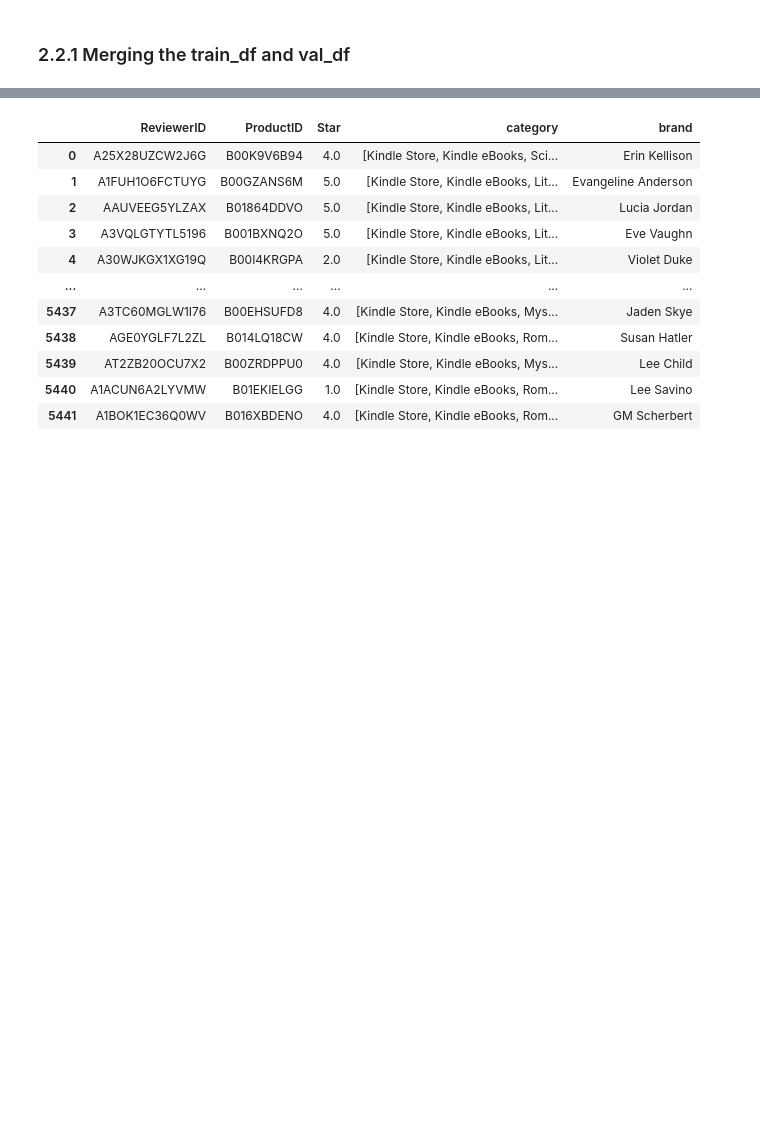
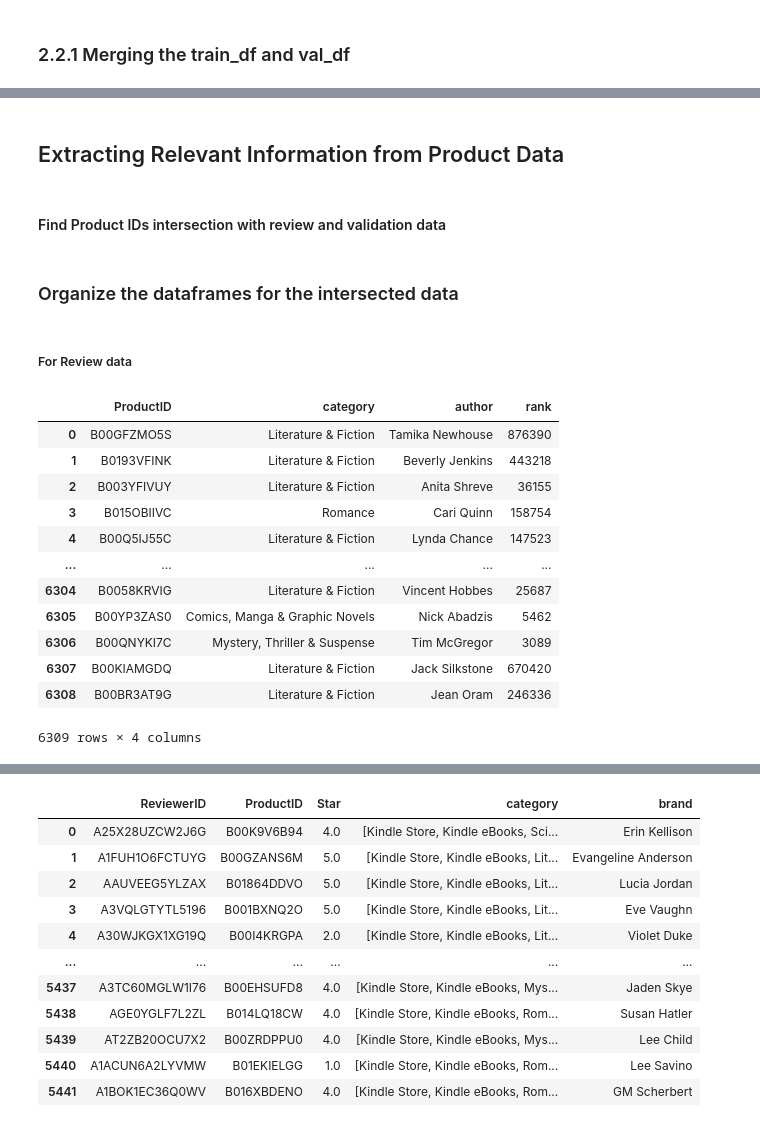
Before and after one commit to machine-afk123/COMP_4332_Project_1, a Jupyter notebook: Project1_NN.ipynb, the cells around one changed output, grey strips where cells are left out. Saved outputs shown, nothing was run; the diff lists cells and outputs as text; code cells hidden in the pictures; blank space fills up the shorter version.

```diff
--- a/Project1_NN.ipynb
+++ b/Project1_NN.ipynb
@@ -84,10 +115,10 @@ def get_wide_features(df, selected_categories_to_idx, top_combinations):
 # %% [markdown]
 ## 2.1 Data Exploration
 # %%
-prediction_data = pd.read_csv(data_path + '/prediction.csv')
-product_data = pd.read_json(data_path + '/product.json')
-review_data = pd.read_csv(data_path + '/review.csv')
-validation_data = pd.read_csv(data_path + '/validation.csv')
+prediction_data = pd.read_csv(os.path.join(data_path, 'prediction.csv'))
+product_data = pd.read_json(os.path.join(data_path, 'product.json'))
+review_data = pd.read_csv(os.path.join(data_path, 'review.csv'))
+validation_data = pd.read_csv(os.path.join(data_path, 'validation.csv'))
 
 print(f"Prediction data shape: {prediction_data.shape}")
 print(f"Product data shape: {product_data.shape}")
@@ -166,3 +187,9 @@ validation_data
 ## 2.2 Preprocessing
 # %% [markdown]
 ### 2.2.1 Merging the train_df and val_df
+# %%
+import json
+with open('data/product.json', 'r') as f:
+    product_data_json = json.load(f)
+
+product_data_json[100]
@@ -168,0 +198,2 @@ validation_data
+# %%
+product_data_json_structured = {product_data_json[i]['ProductID']: product_data_json[i] for i in range(len(product_data_json))}
@@ -168,0 +220,4 @@ validation_data
+# %% [markdown]
+## Extracting Relevant Information from Product Data
+# %% [markdown]
+#### Find Product IDs intersection with review and validation data
@@ -168,0 +238,30 @@ validation_data
+# %% [markdown]
+### Organize the dataframes for the intersected data
+# %% [markdown]
+##### For Review data
+# %%
+columns_of_interest = ["category", "brand", "rank"]
+product_review_df = pd.DataFrame({
+    "ProductID": list(review_and_product),
+    "category": [product_data_json_structured[key]['category'][2] if len(product_data_json_structured[key]['category']) > 2 else "unknown" for key in review_and_product],
+    "author": [product_data_json_structured[key]['brand'] for key in review_and_product],
+    "rank": [product_data_json_structured[key]['rank'] for key in review_and_product]
+})
+
+product_review_df['author'] = product_review_df['author'].str.replace('Visit Amazon\'s ', '').str.replace(' Page', '').str.strip()
+product_review_df['rank'] = product_review_df['rank'].str.replace(r'[^\d]', '', regex=True).fillna(0).astype(int)
+product_review_df
+# %% [output]
+|  | ProductID | category | author | rank |
+| 0 | B00GFZMO5S | Literature & Fiction | Tamika Newhouse | 876390 |
+| 1 | B0193VFINK | Literature & Fiction | Beverly Jenkins | 443218 |
+| 2 | B003YFIVUY | Literature & Fiction | Anita Shreve | 36155 |
+| 3 | B015OBIIVC | Romance | Cari Quinn | 158754 |
+| 4 | B00Q5IJ55C | Literature & Fiction | Lynda Chance | 147523 |
+| ... | ... | ... | ... | ... |
+| 6304 | B0058KRVIG | Literature & Fiction | Vincent Hobbes | 25687 |
+| 6305 | B00YP3ZAS0 | Comics, Manga & Graphic Novels | Nick Abadzis | 5462 |
+| 6306 | B00QNYKI7C | Mystery, Thriller & Suspense | Tim McGregor | 3089 |
+| 6307 | B00KIAMGDQ | Literature & Fiction | Jack Silkstone | 670420 |
+| 6308 | B00BR3AT9G | Literature & Fiction | Jean Oram | 246336 |
+6309 rows × 4 columns
```
Also changed, not shown: parts of 47 cells of this notebook, 23 other files.
